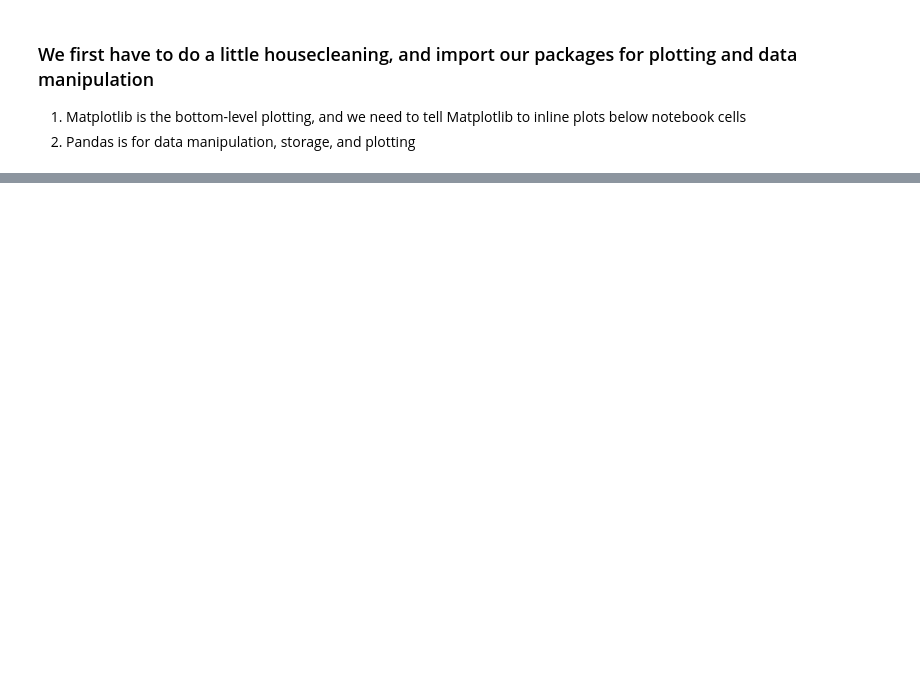
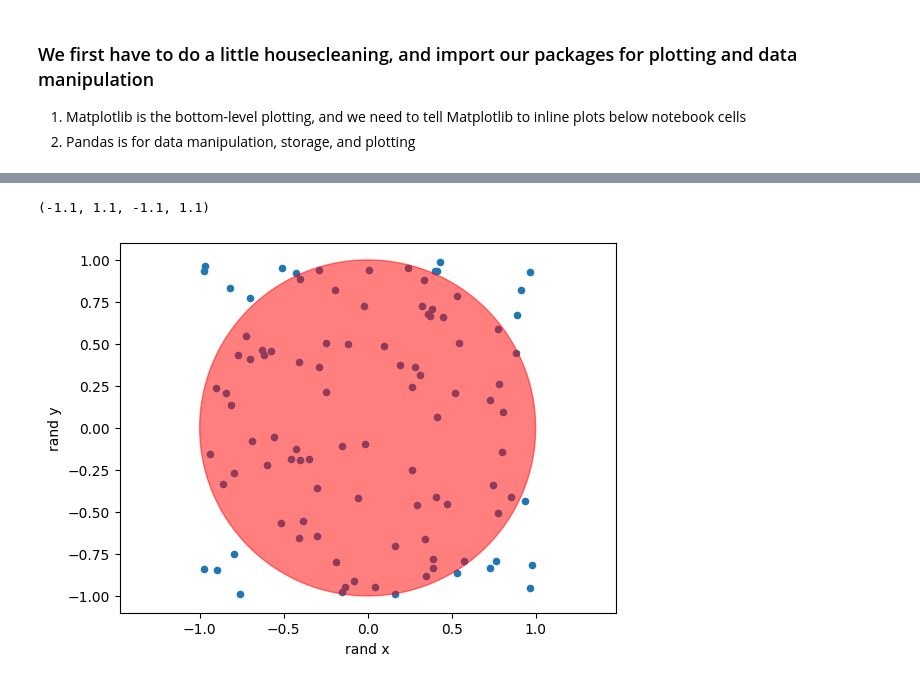
Before and after one commit to jbschroder/CS108, a Jupyter notebook: second_semester_half/notebooks0_plotting_pandas_randomness/randomness_and_plotting1.ipynb, the cells around one changed output, grey strips where cells are left out. Drawn from its saved outputs; the diff is of its cells as text; code cells hidden in the pictures; blank space fills up the shorter version.

Commit message:
adding first randomness notebook

```diff
--- a/second_semester_half/notebooks0_plotting_pandas_randomness/randomness_and_plotting1.ipynb
+++ b/second_semester_half/notebooks0_plotting_pandas_randomness/randomness_and_plotting1.ipynb
@@ -58,0 +319,30 @@ df['numbers'].plot(kind='line', style=['.'])
+# %%
+import numpy as np
+import pandas as pd
+
+K = 100
+datax = np.random.randint(0,2**31-1,size=K)
+datax = (2/(2**31-1))*datax - 1
+datay = np.random.randint(0,2**31-1,size=K)
+datay = (2/(2**31-1))*datay - 1
+
+df = pd.DataFrame({'rand x': datax, 'rand y': datay})
+
+distance = (df['rand x']**2 + df['rand y']**2)**(0.5)
+print(datax.min())
+print(datax.max())
+print(datay.min())
+print(datay.max())
+
+print(distance.max())
+print(distance.min())
+
+num_inside = distance < 1.0
+num_inside = num_inside.sum()
+num_outside = len(distance)
+print(num_outside, "num outside")
+print(num_inside, "num inside")
+print(num_inside/num_outside, "ratio")
+
+pi = 4*(num_inside/num_outside)
+print(pi, "approx to pi")
@@ -58,0 +360,10 @@ df['numbers'].plot(kind='line', style=['.'])
+# %%
+from matplotlib import pyplot as plt
+circle = plt.Circle((0,0), 1.0, alpha=0.5, color='r')
+
+ax = df.plot.scatter(x='rand x', y='rand y')
+ax.add_patch(circle)
+ax.axis('equal')
+# %% [output]
+(-1.1, 1.1, -1.1, 1.1)
+[figure, added]
```
Also changed, not shown: parts of 34 cells of this notebook.
